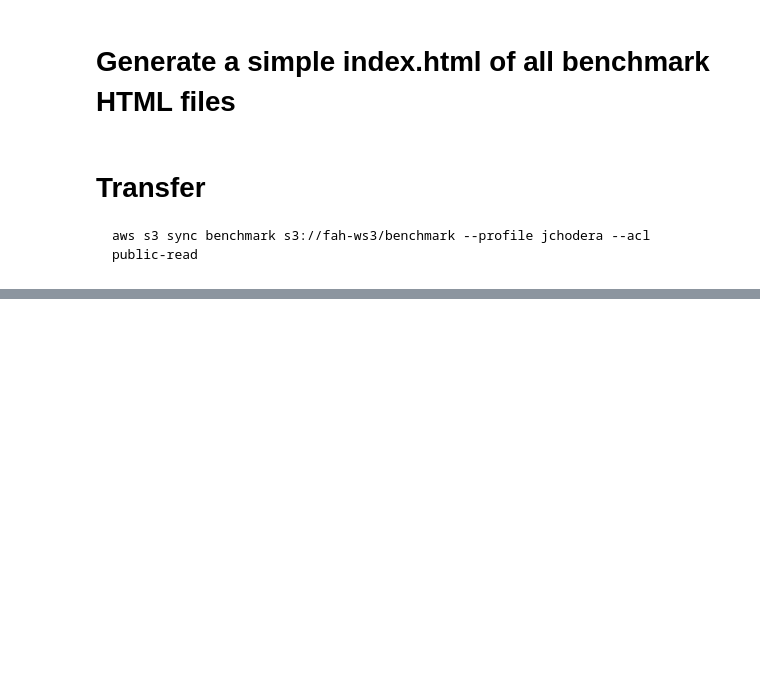
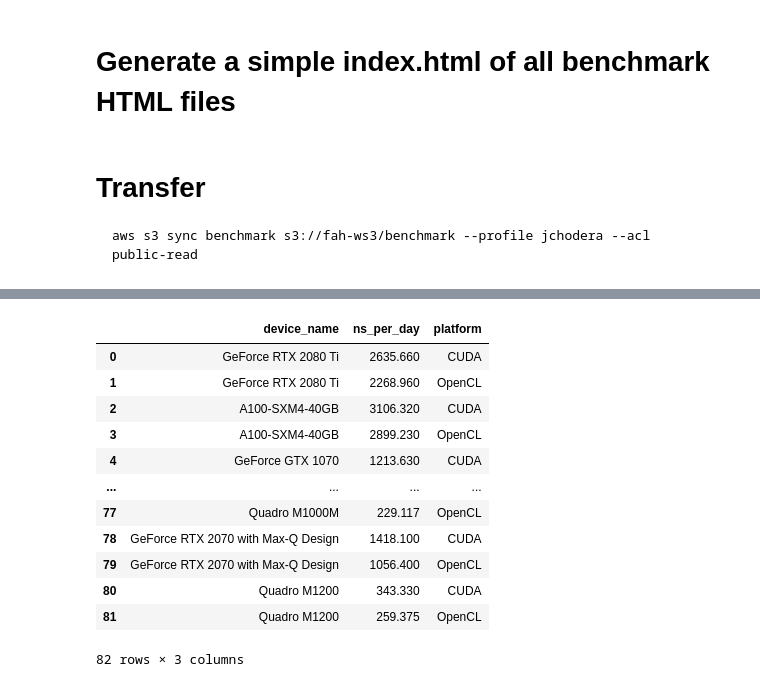
Before and after one commit to FoldingAtHome/fah-gpu-species, a Jupyter notebook: notebooks/core22-cuda.ipynb, the cells around one changed output, grey strips where cells are left out. Cells and saved outputs as stored; diff of their text form; code cells hidden in the pictures; blank space fills up the shorter version.

Commit message:
Update notebook to show performance and speedup

````diff
--- a/notebooks/core22-cuda.ipynb
+++ b/notebooks/core22-cuda.ipynb
@@ -453,3 +453,6 @@ with open(os.path.join(benchmark_dir, 'index.html'), 'wt') as outfile:
 ```
 aws s3 sync benchmark s3://fah-ws3/benchmark --profile jchodera --acl public-read
 ```
+# %%
+data = pd.read_feather(f'../data/{feather_filename}').set_index(["project", "run", "clone", "gen"]).sort_index()
+data.info()
@@ -455,0 +570,37 @@ aws s3 sync benchmark s3://fah-ws3/benchmark --profile jchodera --acl public-rea
+# %%
+# Evaluate performance for each GPU for DHFR PME 4 fs
+devices = data["device_name"].value_counts()
+device_performance = dict()
+run = 3
+import numpy as np
+index = 0
+for device_name in track(devices.keys(), description="Estimating speedups..."):
+    df = data[(data["device_name"]==device_name)].reset_index()
+    # Drop NaNs
+    df.dropna(subset=['perf_ns_per_day'], inplace=True)
+    # Select run
+    df = df[df["run"]==run].reset_index()
+
+    ncounts = len(df)
+    #if (ncounts < 5):
+    #    continue
+
+    cuda_perf = np.median(df[df["cuda_enabled"]==True]['perf_ns_per_day'])
+    opencl_perf = np.median(df[df["cuda_enabled"]==False]['perf_ns_per_day'])
+
+    if np.isnan(cuda_perf) or np.isnan(opencl_perf):
+        continue
+
+    device_performance[index] = {
+        'device_name' : device_name,
+        'ns_per_day' : cuda_perf,
+        'platform' : 'CUDA',
+    }
+    index += 1
+
+    device_performance[index] = {
+        'device_name' : device_name,
+        'ns_per_day' : opencl_perf,
+        'platform' : 'OpenCL',
+    }
+    index += 1
@@ -455,0 +609,17 @@ aws s3 sync benchmark s3://fah-ws3/benchmark --profile jchodera --acl public-rea
+# %%
+device_performance = pd.DataFrame.from_dict(device_performance, orient='index', columns=['device_name', 'ns_per_day', 'platform'])
+device_performance
+# %% [output]
+|  | device_name | ns_per_day | platform |
+| 0 | GeForce RTX 2080 Ti | 2635.660 | CUDA |
+| 1 | GeForce RTX 2080 Ti | 2268.960 | OpenCL |
+| 2 | A100-SXM4-40GB | 3106.320 | CUDA |
+| 3 | A100-SXM4-40GB | 2899.230 | OpenCL |
+| 4 | GeForce GTX 1070 | 1213.630 | CUDA |
+| ... | ... | ... | ... |
+| 77 | Quadro M1000M | 229.117 | OpenCL |
+| 78 | GeForce RTX 2070 with Max-Q Design | 1418.100 | CUDA |
+| 79 | GeForce RTX 2070 with Max-Q Design | 1056.400 | OpenCL |
+| 80 | Quadro M1200 | 343.330 | CUDA |
+| 81 | Quadro M1200 | 259.375 | OpenCL |
+82 rows × 3 columns
````
Also changed, not shown: parts of 13 cells of this notebook.
